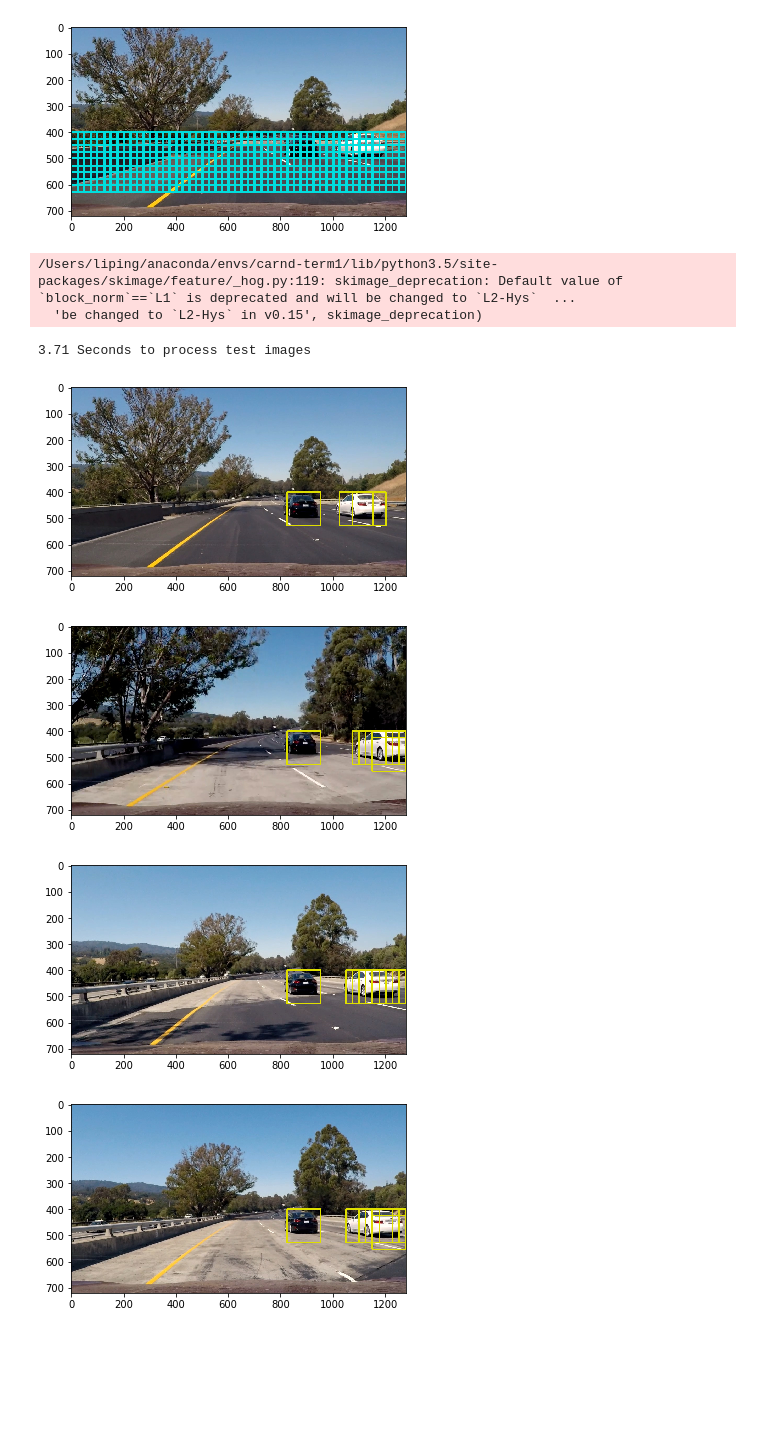
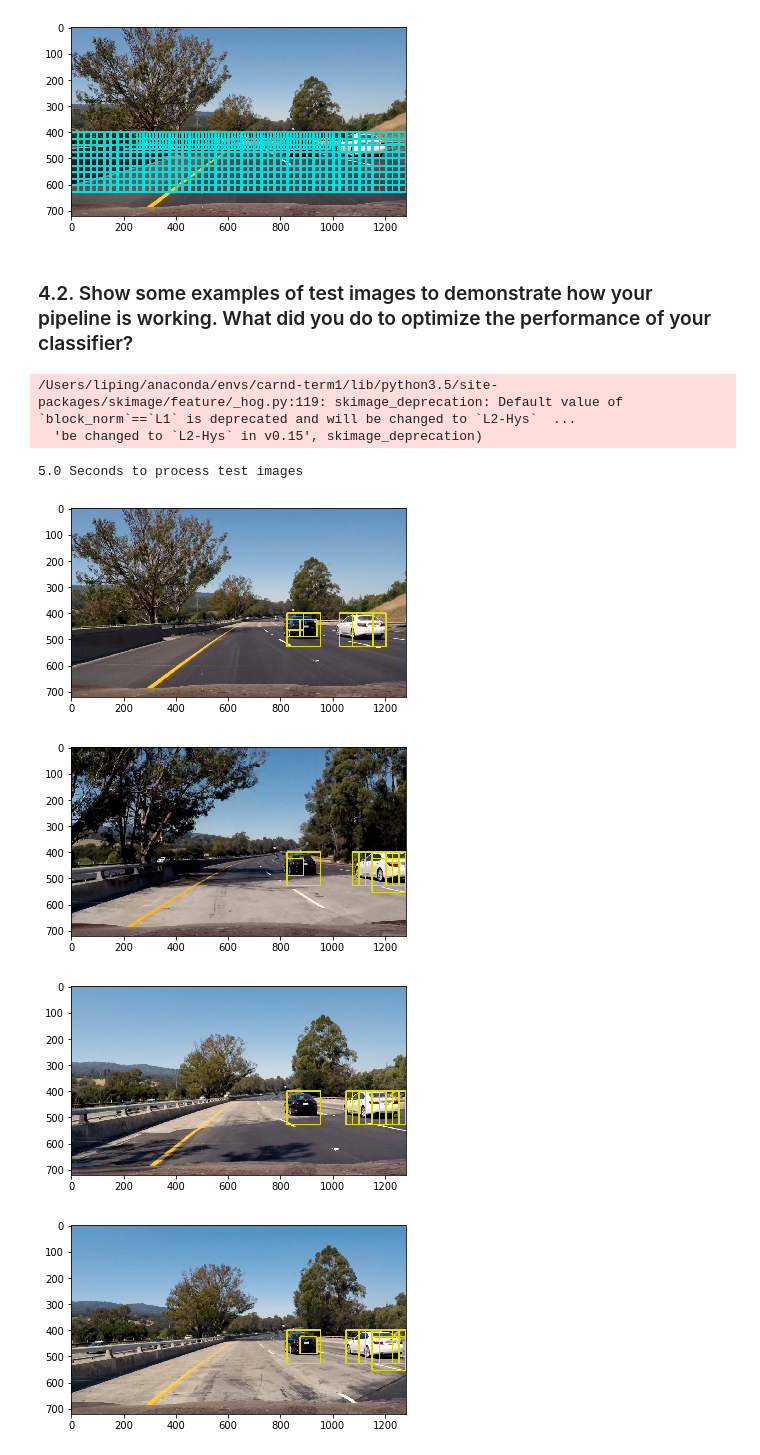
Before and after one commit to AaronLPS/CarND-Vehicle-Detection-P5, a Jupyter notebook: Project.ipynb, the cells around one changed output. Drawn from its saved outputs; the diff is of its cells as text; code cells hidden in the pictures; blank space fills up the shorter version.

```diff
--- a/Project.ipynb
+++ b/Project.ipynb
@@ -431,12 +431,16 @@ slide_window_image_test = mpimg.imread(slide_window_image_test_index[0])
 
 windows = slide_window(slide_window_image_test, x_start_stop=[None, None], y_start_stop=[400, 640],
                     xy_window=(128, 128), xy_overlap=(0.8, 0.8))
+windows += slide_window(image, x_start_stop=[200, 1000], y_start_stop=[400, 470],
+                    xy_window=(64, 64), xy_overlap=(0.6, 0.6))
 
 window_img = draw_boxes(slide_window_image_test, windows, color=(0, 222, 222), thick=6)
 plt.imshow(window_img)
 # %% [output]
 <matplotlib.image.AxesImage at 0x...>
 [figure]
+# %% [markdown]
+### 4.2. Show some examples of test images to demonstrate how your pipeline is working. What did you do to optimize the performance of your classifier?
 # %%
 '''
 Extract one image feature
@@ -522,27 +526,29 @@ def search_windows(img, windows, clf, scaler, color_space='RGB',
 # %%
 t=time.time() # Start time
 for image_index in glob.glob('test_images/test*.jpg'):
     image = cv2.imread(image_index)
     image = cv2.cvtColor(image, cv2.COLOR_BGR2RGB)
 
     draw_image = np.copy(image)
     windows = slide_window(image, x_start_stop=[None, None], y_start_stop=[400, 640],
                     xy_window=(128, 128), xy_overlap=(0.8, 0.8))
+    windows += slide_window(image, x_start_stop=[200, 1000], y_start_stop=[400, 500],
+                    xy_window=(64, 64), xy_overlap=(0.6, 0.6))
     hot_windows = (search_windows(image, windows, svc, X_scaler, color_space=color_space,
                         spatial_size=spatial_size, hist_bins=hist_bins,
                         orient=orient, pix_per_cell=pix_per_cell,
                         cell_per_block=cell_per_block,
                         hog_channel=hog_channel, spatial_feat=spatial_feat,
                         hist_feat=hist_feat, hog_feat=hog_feat))
     window_img = draw_boxes(draw_image, hot_windows, color=(222, 222, 0), thick=3)
     plt.figure()
     plt.imshow(window_img)
 print(round(time.time()-t, 2), 'Seconds to process test images')
 # %% [output]
 /Users/liping/anaconda/envs/carnd-term1/lib/python3.5/site-packages/skimage/feature/_hog.py:119: skimage_deprecation: Default value of `block_norm`==`L1` is deprecated and will be changed to `L2-Hys`  ...
   'be changed to `L2-Hys` in v0.15', skimage_deprecation)
-3.71 Seconds to process test images
+5.0 Seconds to process test images
-[figure, old version]
+[figure, new version]
-[figure, old version]
+[figure, new version]
 [figure]
-[figure, old version]
+[figure, new version]
```
Also changed, not shown: parts of 12 cells of this notebook, 12 other files.
